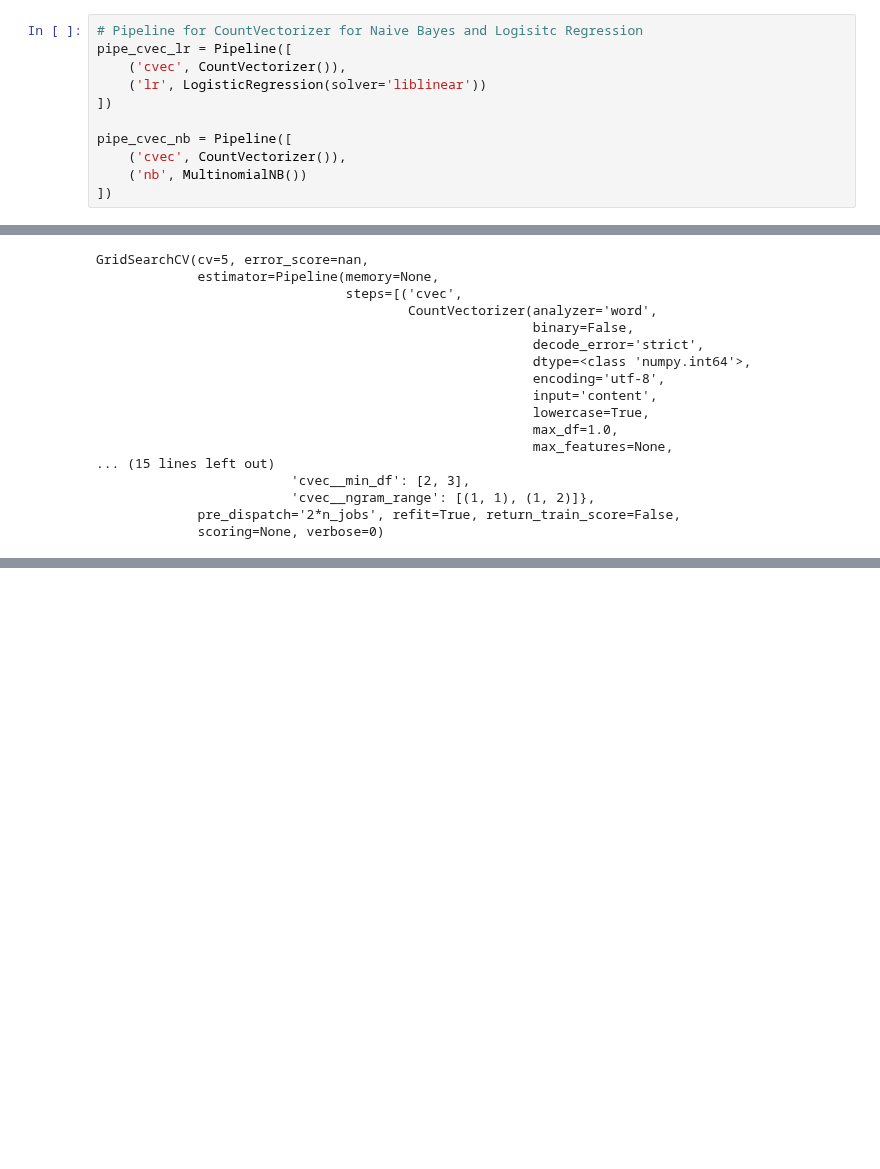
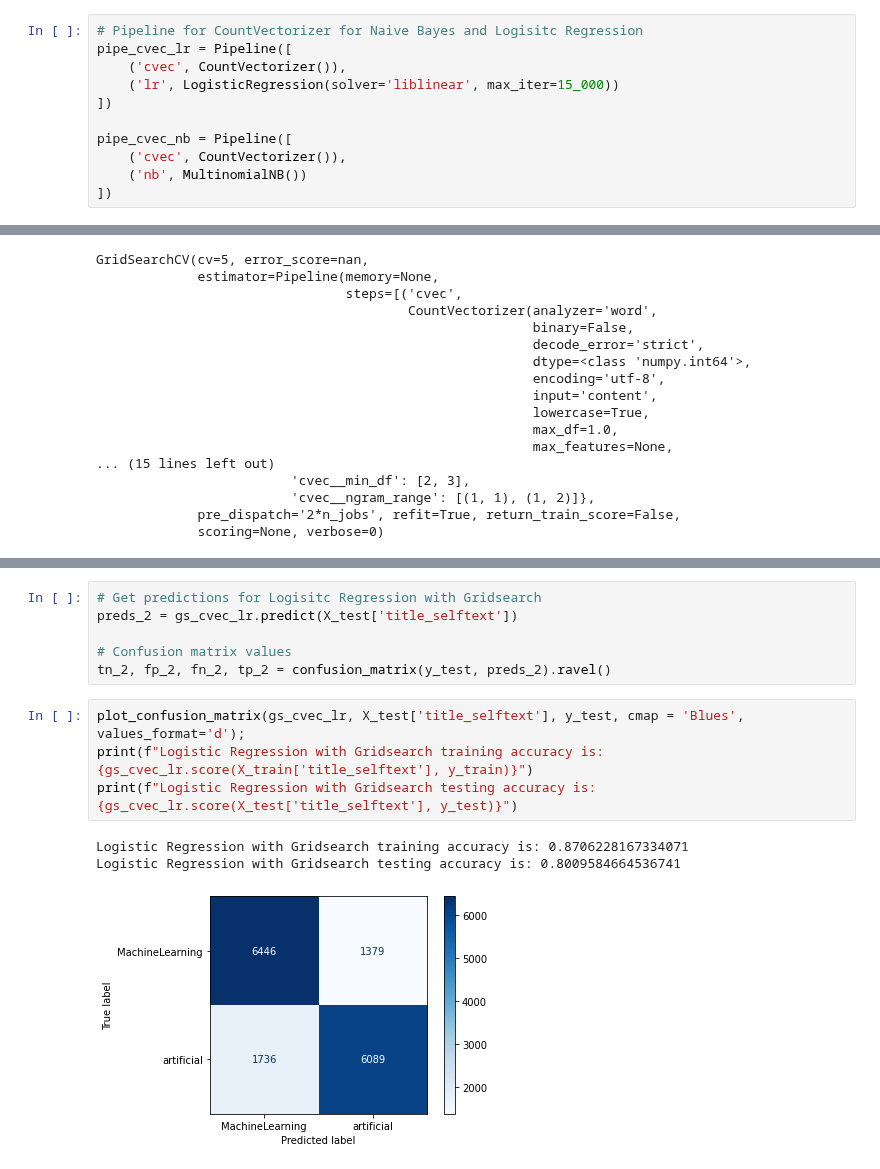
Before and after one commit to amcurley/GA_projects, a Jupyter notebook: Projects/project_3-master/04_title_selftext.ipynb, the cells around one changed output, grey strips where cells are left out. Cells and saved outputs as stored; diff of their text form; blank space fills up the shorter version.

```diff
--- a/Projects/project_3-master/04_title_selftext.ipynb
+++ b/Projects/project_3-master/04_title_selftext.ipynb
@@ -318,7 +305,7 @@ LogisticRegression with Gridsearch testing accuracy is: 0.7885896850753081
 # Pipeline for CountVectorizer for Naive Bayes and Logisitc Regression
 pipe_cvec_lr = Pipeline([
     ('cvec', CountVectorizer()),
-    ('lr', LogisticRegression(solver='liblinear'))
+    ('lr', LogisticRegression(solver='liblinear', max_iter=15_000))
 ])
 
 pipe_cvec_nb = Pipeline([
@@ -400,0 +446,14 @@ Naive Bayes with Gridsearch training accuracy is: 0.810588772250114
+# %%
+# Get predictions for Logisitc Regression with Gridsearch
+preds_2 = gs_cvec_lr.predict(X_test['title_selftext'])
+
+# Confusion matrix values
+tn_2, fp_2, fn_2, tp_2 = confusion_matrix(y_test, preds_2).ravel()
+# %%
+plot_confusion_matrix(gs_cvec_lr, X_test['title_selftext'], y_test, cmap = 'Blues', values_format='d');
+print(f"Logistic Regression with Gridsearch training accuracy is: {gs_cvec_lr.score(X_train['title_selftext'], y_train)}")
+print(f"Logistic Regression with Gridsearch testing accuracy is: {gs_cvec_lr.score(X_test['title_selftext'], y_test)}")
+# %% [output]
+Logistic Regression with Gridsearch training accuracy is: 0.8706228167334071
+Logistic Regression with Gridsearch testing accuracy is: 0.8009584664536741
+[figure, added]
```
Also changed, not shown: parts of 50 cells of this notebook, 2 other files.
